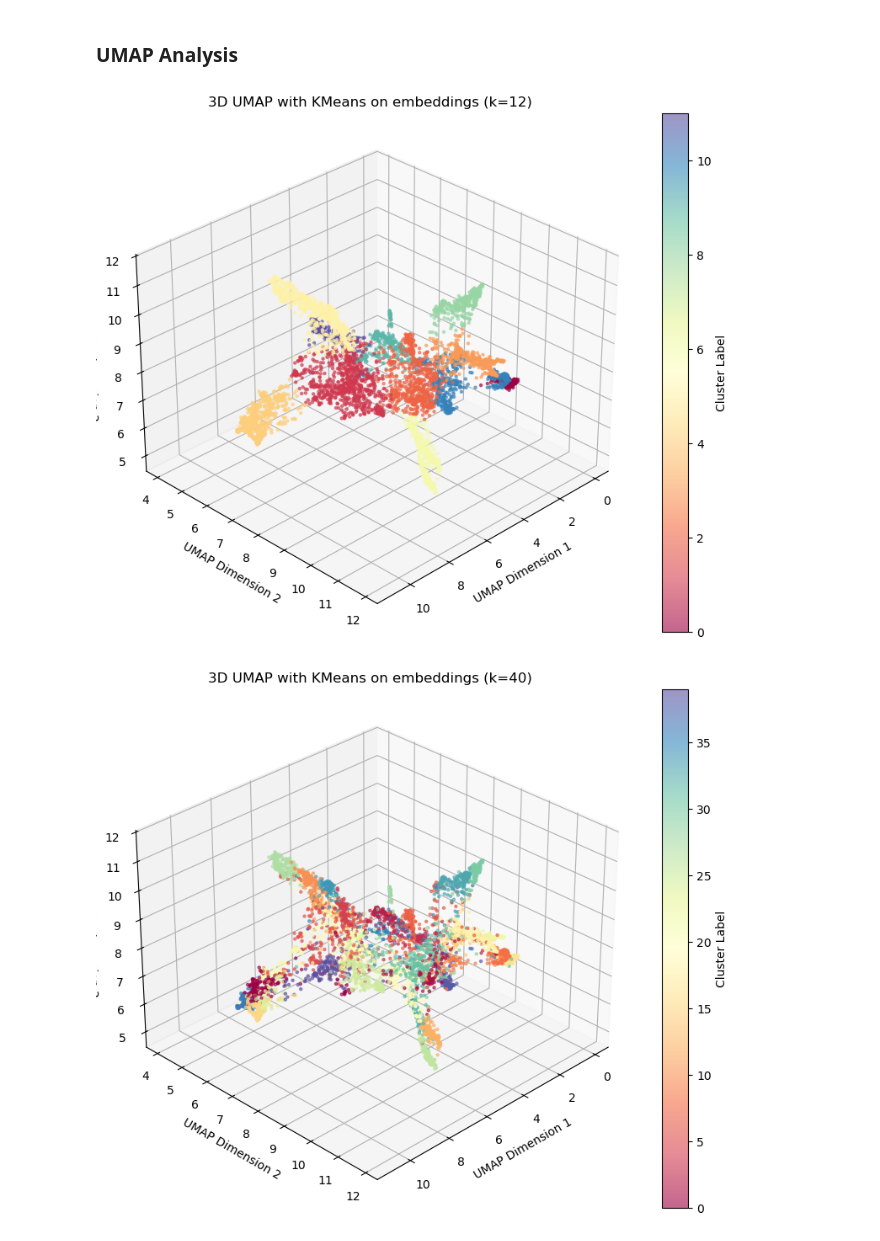
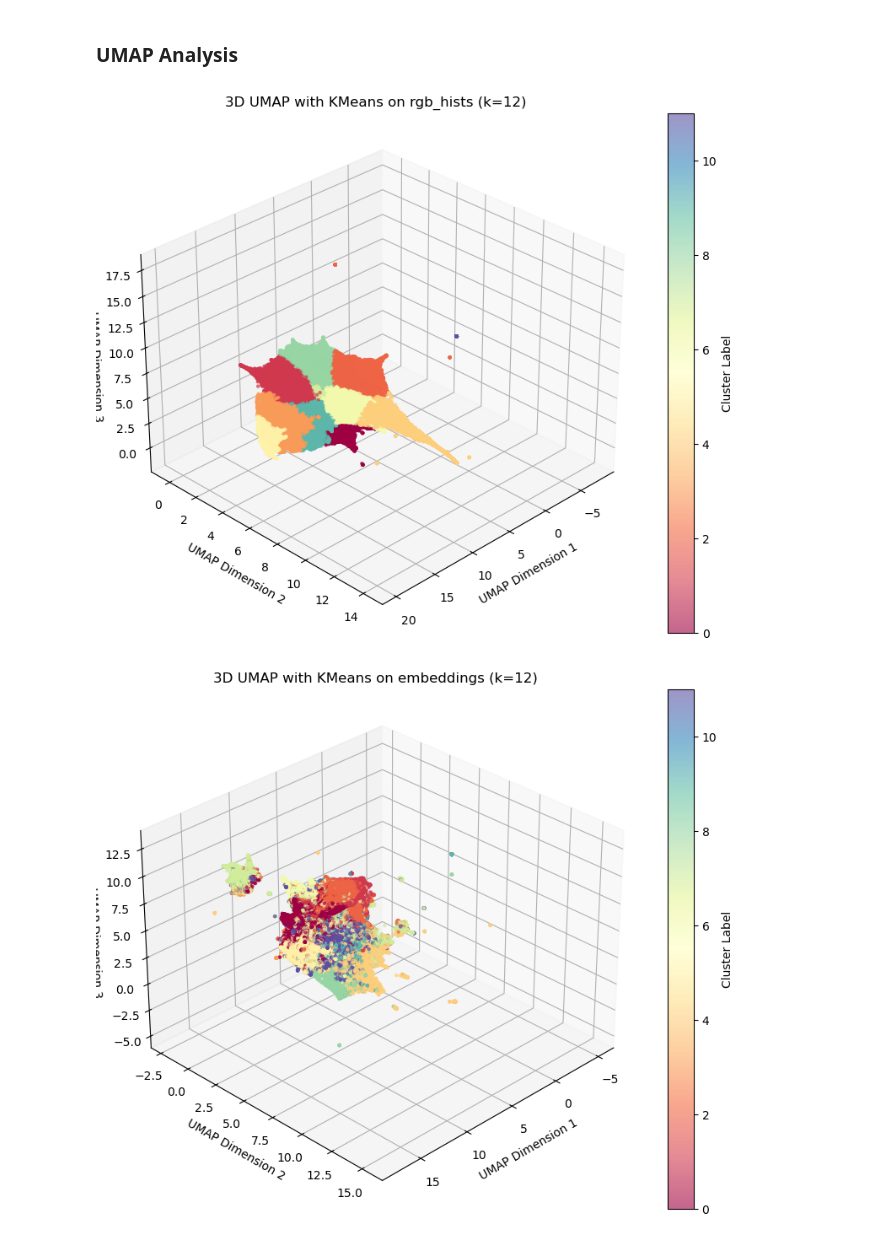
Before and after one commit to erythrocytecalculus/Image-Recommender-Big-Data, a Jupyter notebook: umap_analysis.ipynb, the cells around one changed output. Saved outputs shown, nothing was run; the diff lists cells and outputs as text; code cells hidden in the pictures.

```diff
--- a/umap_analysis.ipynb
+++ b/umap_analysis.ipynb
@@ -110,9 +110,9 @@ def main(mode, optimal_k=None):
         title=f"3D UMAP with KMeans on {mode} (k={optimal_k})"
     )
 # %%
-main("embeddings", optimal_k=12)
+main("rgb_hists", optimal_k=12)
 # %% [output]
-[figure, old version]
+[figure, new version]
 # %%
 def main(mode, optimal_k=None):
     # Collect feature vectors for the selected mode
@@ -130,9 +130,9 @@ def main(mode, optimal_k=None):
         title=f"3D UMAP with KMeans on {mode} (k={optimal_k})"
     )
 
-main("embeddings", 40)
+main("embeddings", 12)
 # %% [output]
-[figure, old version]
+[figure, new version]
 # %%
 def main(mode, optimal_k=None):
     # Gather feature vectors for the selected mode
```
Also changed, not shown: parts of 1 cell of this notebook.
